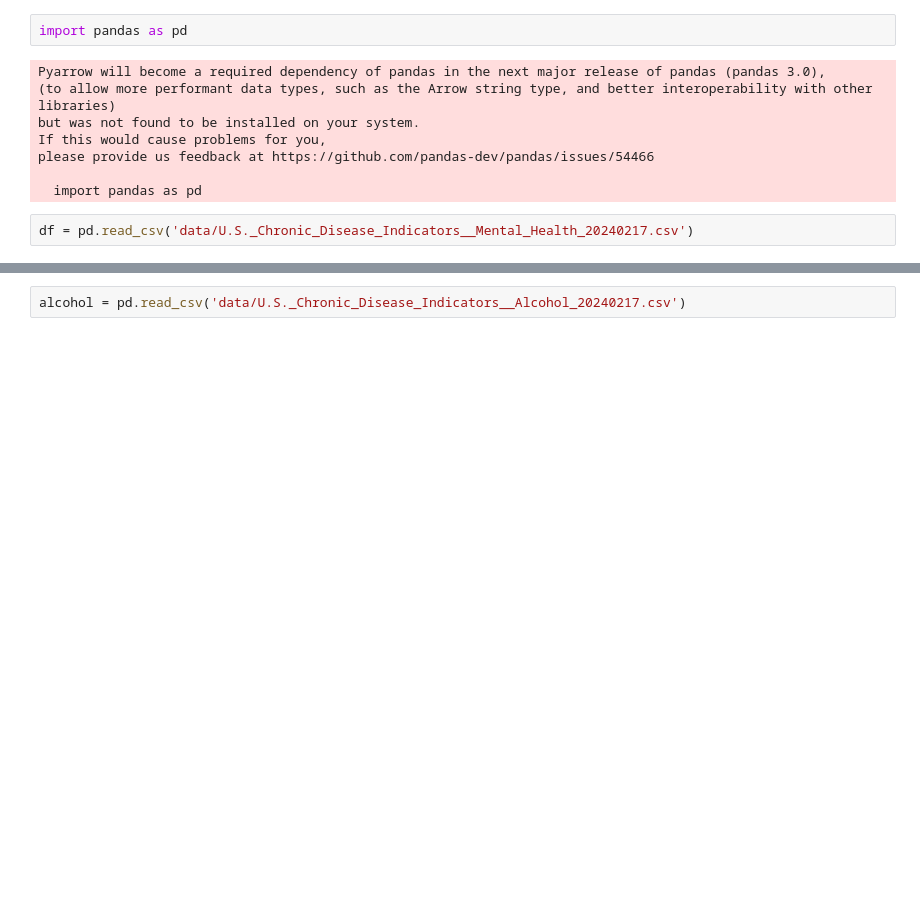
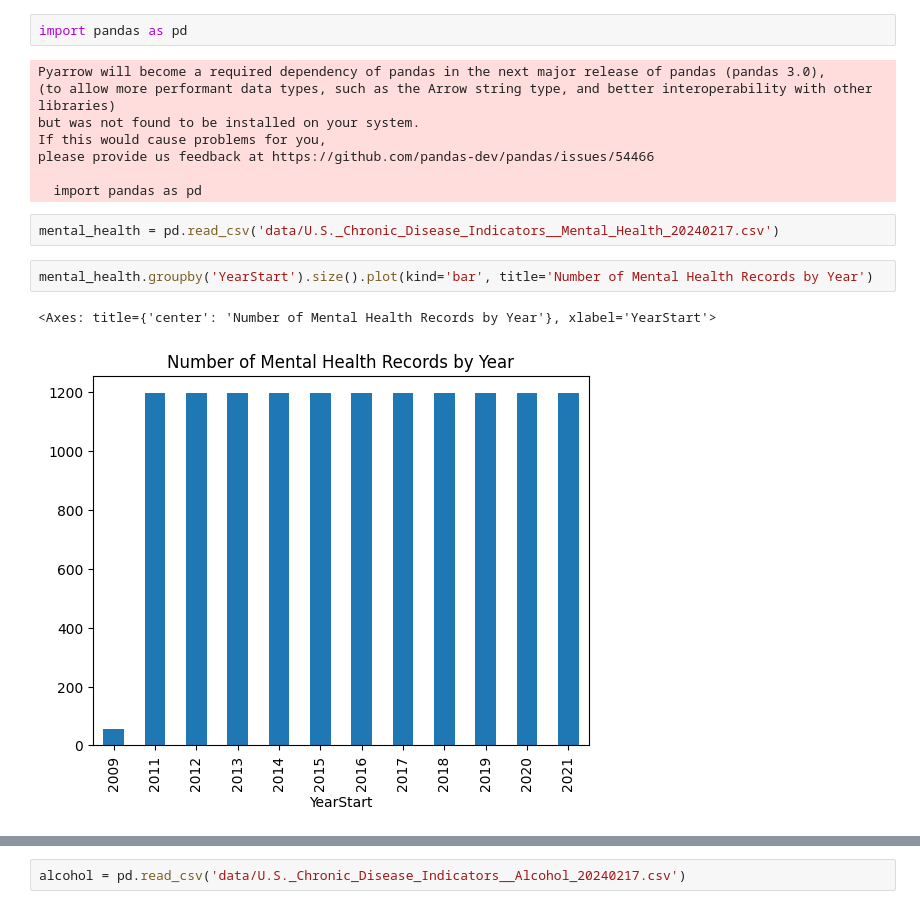
Before and after one commit to jrmcmill/618-project, a Jupyter notebook: JMproject-description.ipynb, the cells around one changed output, grey strips where cells are left out. Cells and saved outputs as stored; diff of their text form; blank space fills up the shorter version.

```diff
--- a/JMproject-description.ipynb
+++ b/JMproject-description.ipynb
@@ -15,4 +15,9 @@ please provide us feedback at https://github.com/pandas-dev/pandas/issues/54466
 
   import pandas as pd
 # %%
-df = pd.read_csv('data/U.S._Chronic_Disease_Indicators__Mental_Health_20240217.csv')
+mental_health = pd.read_csv('data/U.S._Chronic_Disease_Indicators__Mental_Health_20240217.csv')
+# %%
+mental_health.groupby('YearStart').size().plot(kind='bar', title='Number of Mental Health Records by Year')
+# %% [output]
+<Axes: title={'center': 'Number of Mental Health Records by Year'}, xlabel='YearStart'>
+[figure, added]
```
Also changed, not shown: parts of 8 cells of this notebook, 1 other file.
